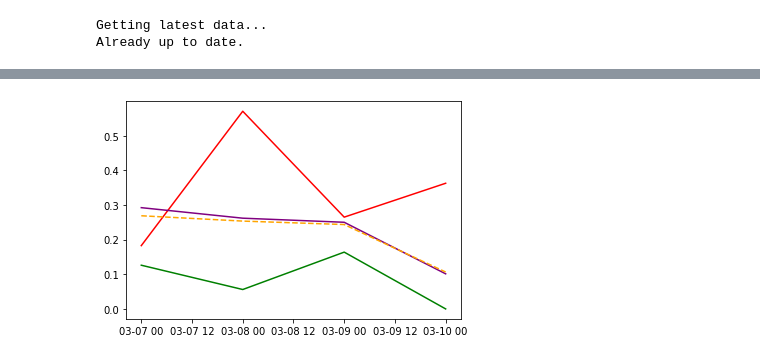
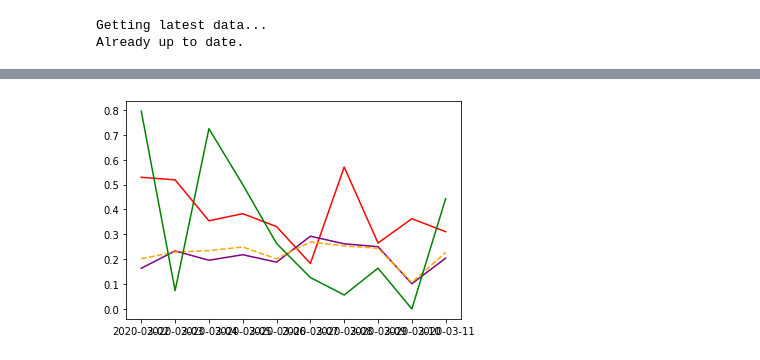
Before and after one commit to Addidy/coronavirus-analysis, a Jupyter notebook: src/Italy.ipynb, the cells around one changed output, grey strips where cells are left out. Saved outputs shown, nothing was run; the diff lists cells and outputs as text; code cells hidden in the pictures.

```diff
--- a/src/Italy.ipynb
+++ b/src/Italy.ipynb
@@ -37,4 +46,4 @@ italy.graph_data(['death_total'])
 # %%
-italy.graph_changes_pct(since_x_days_ago=4)
+italy.graph_changes_pct(since_x_days_ago=10)
 # %% [output]
-[figure, old version]
+[figure, new version]
```
Also changed, not shown: parts of 6 cells of this notebook, 4 other files.
